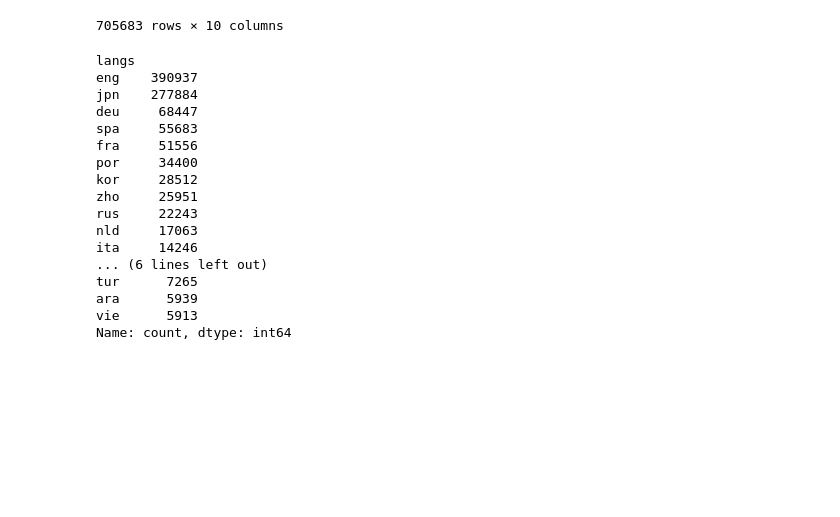
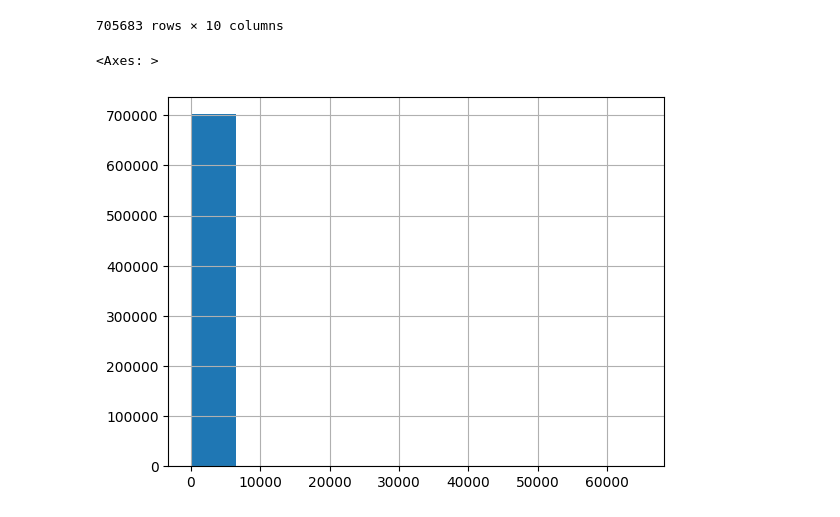
Before and after one commit to mmmbarendse/opensky, a Jupyter notebook: notebooks/03_explo_results_aud_table.ipynb, the cells around one changed output. Cells and saved outputs as stored; diff of their text form; code cells hidden in the pictures; blank space fills up the shorter version.

```diff
--- a/notebooks/03_explo_results_aud_table.ipynb
+++ b/notebooks/03_explo_results_aud_table.ipynb
@@ -70,23 +43,8 @@ df
 | 1838341 | bsky.social | [por] | 1976-05-30 12:23:50.927 | 1976-05-30 12:24:10.012 | NaN | 13.600000 | 1.400000 | ... |
 | 3401925 | esq | [eng] | 1976-05-30 13:47:41.035 | 1976-05-31 15:05:40.127 | 0.727286 | 0.411765 | 0.215686 | ... |
 705683 rows × 10 columns
-# %%
-df.langs.explode().value_counts().head(20)
-# %% [output]
-langs
-eng    390937
-jpn    277884
-deu     68447
-spa     55683
-fra     51556
-por     34400
-kor     28512
-zho     25951
-rus     22243
-nld     17063
-ita     14246
-... (6 lines left out)
-tur      7265
-ara      5939
-vie      5913
-Name: count, dtype: int64
+# %%
+df.n_posts.hist()
+# %% [output]
+<Axes: >
+[figure, added]
```
Also changed, not shown: parts of 11 cells of this notebook, 18 other files.
